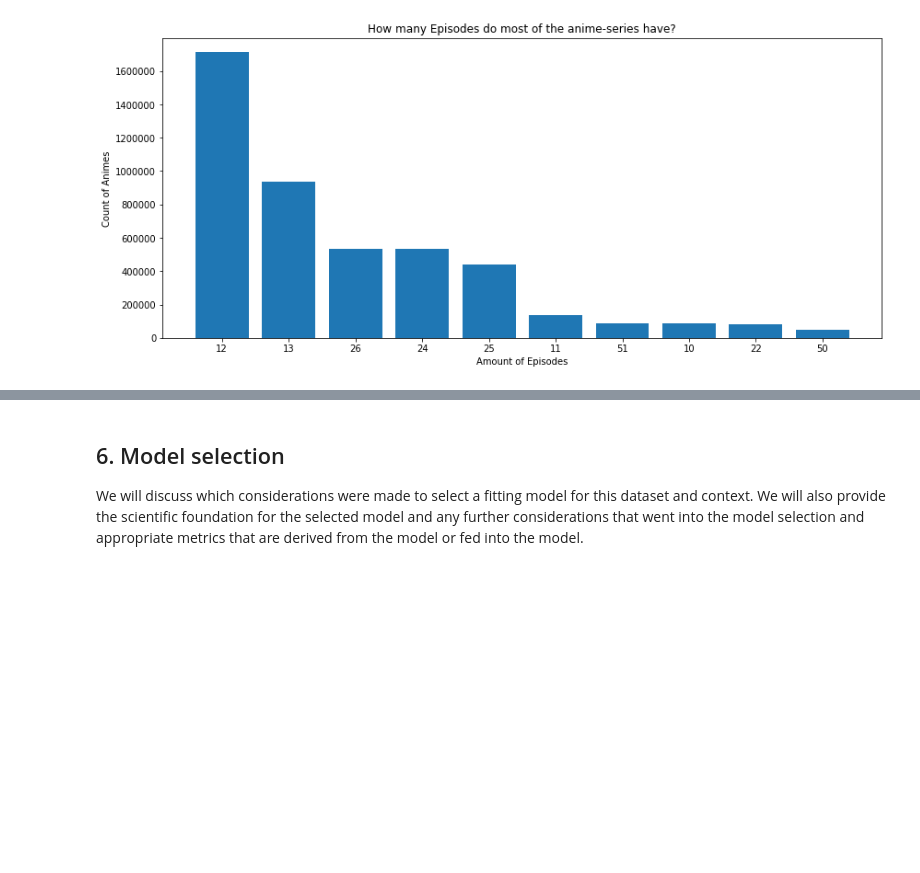
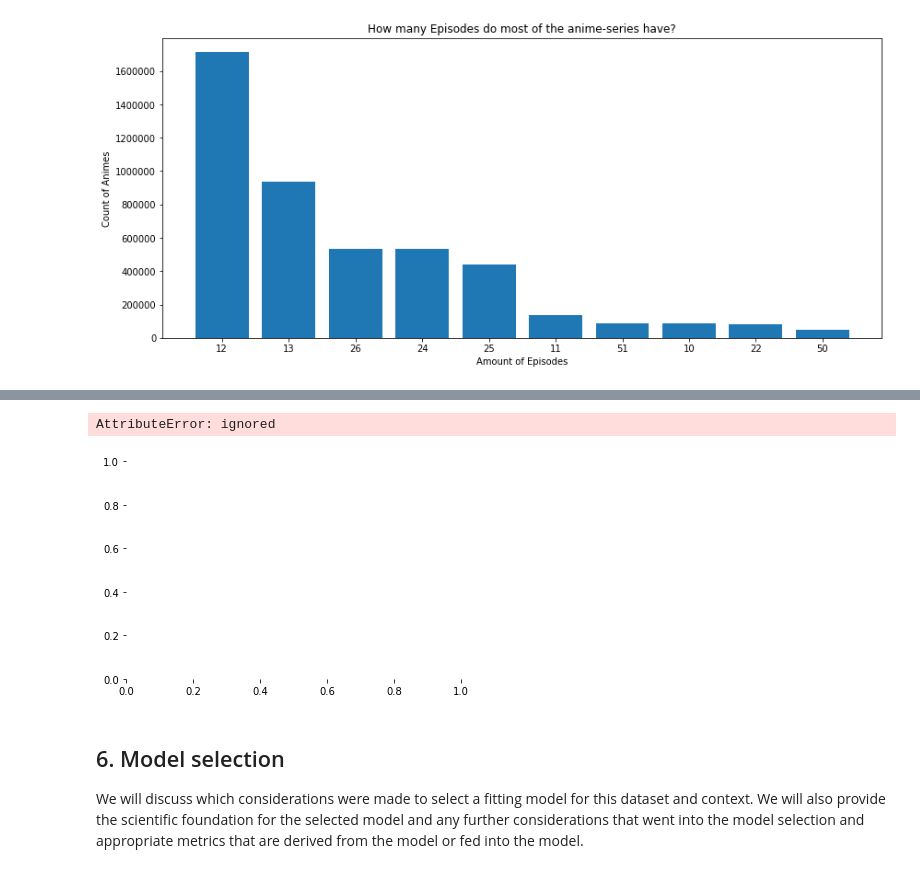
Before and after one commit to PatchFramework/data-exploration-project, a Jupyter notebook: data_exploration_anime_recommendation.ipynb, the cells around one changed output, grey strips where cells are left out. Drawn from its saved outputs; the diff is of its cells as text; code cells hidden in the pictures; blank space fills up the shorter version.

Commit message:
Collaborative filtering documentation | Start of heatmap implementation | Created with Colaboratory

```diff
--- a/data_exploration_anime_recommendation.ipynb
+++ b/data_exploration_anime_recommendation.ipynb
@@ -322,0 +336,3 @@ plt.show()
+# %%
+   anime_with_ratings_grouped = anime_with_ratings[["user_id", "rating_y", "anime_id"]].groupby(["rating_y", "anime_id"]).count()
+   anime_with_ratings_grouped
@@ -323,3 +354,8 @@ plt.show()
+# %%
+sns.heatmap(anime_with_ratings_grouped, index ="anime_id", columns="rating_y", values ="anime_id", title = "test", xlabel = "test", ylabel= "test")
+# %% [output]
+AttributeError: ignored
+[figure, added]
 # %% [markdown]
 ## 6. Model selection
 We will discuss which considerations were made to select a fitting model for this dataset and context. We will also provide the scientific foundation for the selected model and any further considerations that went into the model selection and appropriate metrics that are derived from the model or fed into the model.
```
Also changed, not shown: parts of 10 cells of this notebook.
